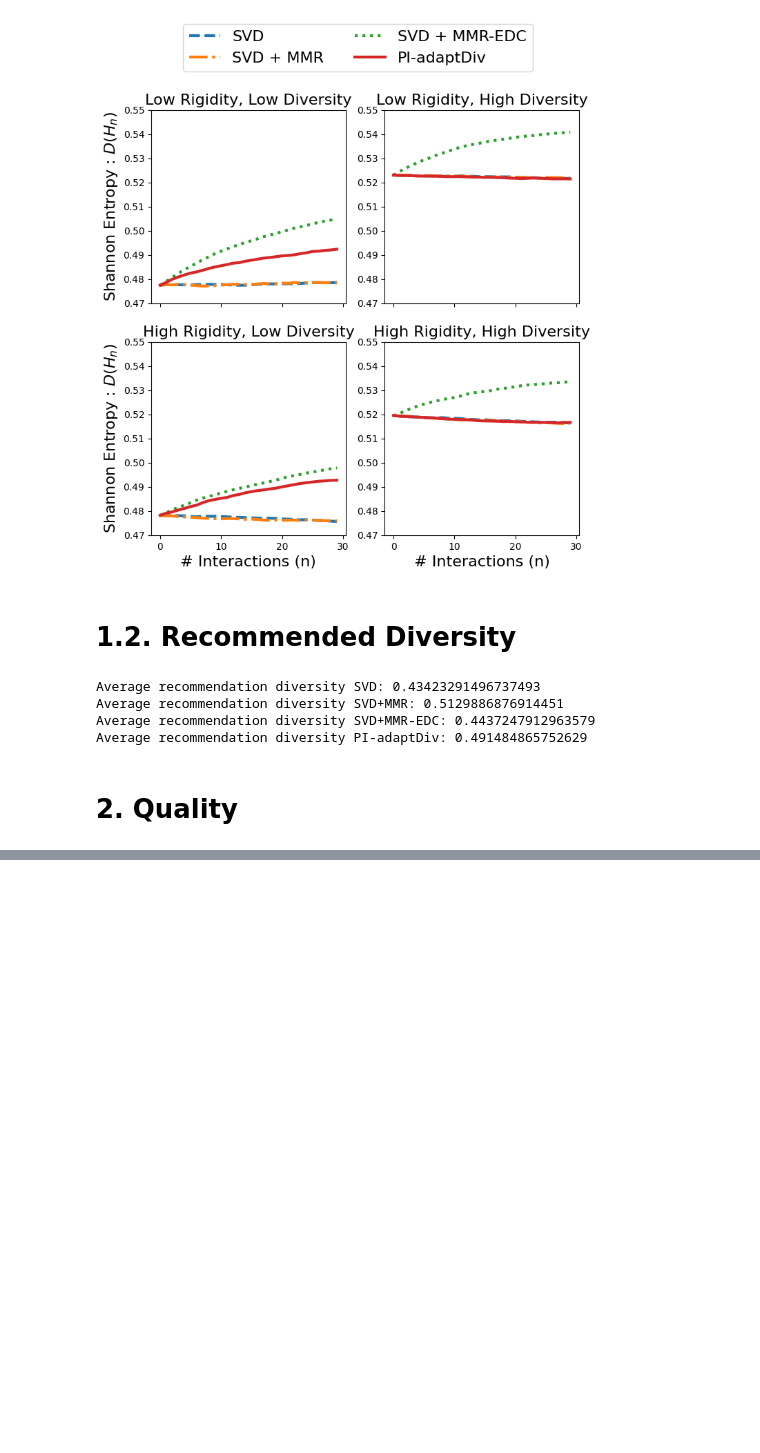
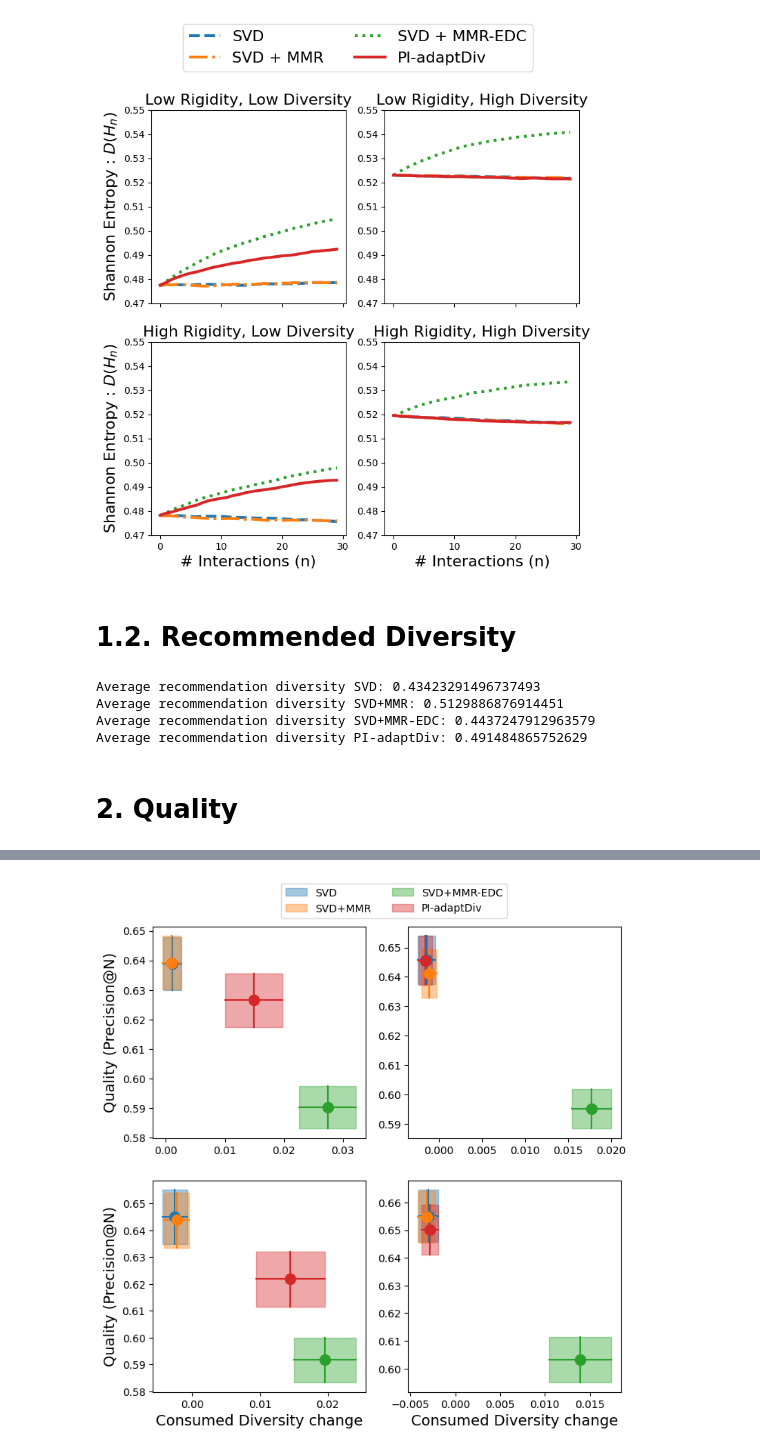
Before and after one commit to CoTimmers/PI-adaptDiv_journal_article, a Jupyter notebook: offline_study/ebnerd/notebooks/analyse_massive_simulation.ipynb, the cells around one changed output, grey strips where cells are left out. Cells and saved outputs as stored; diff of their text form; code cells hidden in the pictures; blank space fills up the shorter version.

```diff
--- a/offline_study/ebnerd/notebooks/analyse_massive_simulation.ipynb
+++ b/offline_study/ebnerd/notebooks/analyse_massive_simulation.ipynb
@@ -531,0 +766,84 @@ Average recommendation diversity PI-adaptDiv: 0.491484865752629
+# %%
+mean_diversity_baseline_Q1 = mean_diversity_all_users(Q1,'baseline')
+mean_diversity_baseline_Q2 = mean_diversity_all_users(Q2,'baseline')
+mean_diversity_baseline_Q3 = mean_diversity_all_users(Q3,'baseline')
+mean_diversity_baseline_Q4 = mean_diversity_all_users(Q4,'baseline')
+
+diversity_change_svd_Q1 = (get_final_diversity(Q1,'baseline') - get_initial_diversity(Q1,'baseline'))
+diversity_change_svd_Q2 = (get_final_diversity(Q2,'baseline') - get_initial_diversity(Q2,'baseline'))
+diversity_change_svd_Q3 = (get_final_diversity(Q3,'baseline') - get_initial_diversity(Q3,'baseline'))
+diversity_change_svd_Q4 = (get_final_diversity(Q4,'baseline') - get_initial_diversity(Q4,'baseline'))
+
+quality_svd_Q1 = initial_scores_for_users(Q1,'baseline')
+quality_svd_Q2 = initial_scores_for_users(Q2,'baseline')
+quality_svd_Q3 = initial_scores_for_users(Q3,'baseline')
+quality_svd_Q4 = initial_scores_for_users(Q4,'baseline')
+print("baseline : Done")
+
+
+diversity_change_mmr_Q1 = get_final_diversity(Q1,'mmr','lambda_0.9') - get_initial_diversity(Q1,'mmr','lambda_0.9')
+diversity_change_mmr_Q2 = get_final_diversity(Q2,'mmr','lambda_0.9') - get_initial_diversity(Q2,'mmr','lambda_0.9')
+diversity_change_mmr_Q3 = get_final_diversity(Q3,'mmr','lambda_0.9') - get_initial_diversity(Q3,'mmr','lambda_0.9')
+diversity_change_mmr_Q4 = get_final_diversity(Q4,'mmr','lambda_0.9') - get_initial_diversity(Q4,'mmr','lambda_0.9')
+
+quality_mmr_Q1 =  initial_scores_for_users(Q1,'mmr','lambda_0.9')
+quality_mmr_Q2 =  initial_scores_for_users(Q2,'mmr','lambda_0.9')
+quality_mmr_Q3 =  initial_scores_for_users(Q3,'mmr','lambda_0.9')
+quality_mmr_Q4 =  initial_scores_for_users(Q4,'mmr','lambda_0.9')
+print("mmr : Done")
+
+diversity_change_mmr_edc_Q1 = get_final_diversity(Q1,'mmr_exp_div_change',parameters = 'lambda_0.9') - get_initial_diversity(Q1,'mmr_exp_div_change',parameters = 'lambda_0.9')
+diversity_change_mmr_edc_Q2 = get_final_diversity(Q2,'mmr_exp_div_change',parameters = 'lambda_0.9') - get_initial_diversity(Q2,'mmr_exp_div_change',parameters = 'lambda_0.9')
+diversity_change_mmr_edc_Q3 = get_final_diversity(Q3,'mmr_exp_div_change',parameters = 'lambda_0.9') - get_initial_diversity(Q3,'mmr_exp_div_change',parameters = 'lambda_0.9')
+diversity_change_mmr_edc_Q4 = get_final_diversity(Q4,'mmr_exp_div_change',parameters = 'lambda_0.9') - get_initial_diversity(Q4,'mmr_exp_div_change',parameters = 'lambda_0.9')
+
+quality_mmr_edc_Q1 = initial_scores_for_users(Q1,'mmr_exp_div_change',f'lambda_0.9')
+quality_mmr_edc_Q2 = initial_scores_for_users(Q2,'mmr_exp_div_change',f'lambda_0.9')
+quality_mmr_edc_Q3 = initial_scores_for_users(Q3,'mmr_exp_div_change',f'lambda_0.9')
+quality_mmr_edc_Q4 = initial_scores_for_users(Q4,'mmr_exp_div_change',f'lambda_0.9')
+print("mmr_exp : Done")
+
+
+diversity_change_PI_adaptDiv_Q1 = get_final_diversity(Q1,'adapt') - get_initial_diversity(Q1,'adapt')
+diversity_change_PI_adaptDiv_Q2 = get_final_diversity(Q2,'adapt') - get_initial_diversity(Q2,'adapt')
+diversity_change_PI_adaptDiv_Q3 = get_final_diversity(Q3,'adapt') - get_initial_diversity(Q3,'adapt')
+diversity_change_PI_adaptDiv_Q4 = get_final_diversity(Q4,'adapt') - get_initial_diversity(Q4,'adapt')
+
+quality_PI_adaptDiv_Q1 = initial_scores_for_users(Q1,'adapt')
+quality_PI_adaptDiv_Q2 = initial_scores_for_users(Q2,'adapt')
+quality_PI_adaptDiv_Q3 = initial_scores_for_users(Q3,'adapt')
+quality_PI_adaptDiv_Q4 = initial_scores_for_users(Q4,'adapt')
+print("adapt : Done")
+
+# Create the figure and axis
+fig, axs = plt.subplots(2, 2, figsize=(8, 8), sharex=False, sharey=False)
+
+
+# Plot the 2D boxplots with different colors and labels
+confidence_interval_2D(diversity_change_svd_Q1, quality_svd_Q1, axs[0,0], color=default_colors[0], label="SVD")
+confidence_interval_2D(diversity_change_mmr_Q1, quality_mmr_Q1, axs[0,0], color=default_colors[1], label="SVD+MMR")
+confidence_interval_2D(diversity_change_mmr_edc_Q1, quality_mmr_edc_Q1, axs[0,0], color=default_colors[2], label="SVD+MMR-EDC")
+confidence_interval_2D(diversity_change_PI_adaptDiv_Q1, quality_PI_adaptDiv_Q1, axs[0,0], color=default_colors[3], label="PI-adaptDiv",ylabel="Quality (Precision@N)")
+
+confidence_interval_2D(diversity_change_svd_Q2, quality_svd_Q2, axs[0,1], color=default_colors[0])
+confidence_interval_2D(diversity_change_mmr_Q2,quality_PI_adaptDiv_Q2 , axs[0,1], color=default_colors[1])
+confidence_interval_2D(diversity_change_mmr_edc_Q2, quality_mmr_edc_Q2, axs[0,1], color=default_colors[2])
+confidence_interval_2D(diversity_change_PI_adaptDiv_Q2,  quality_mmr_Q2, axs[0,1], color=default_colors[3])
+
+confidence_interval_2D(diversity_change_svd_Q3, quality_svd_Q3, axs[1,0], color=default_colors[0])
+confidence_interval_2D(diversity_change_mmr_Q3, quality_mmr_Q3, axs[1,0], color=default_colors[1])
+confidence_interval_2D(diversity_change_mmr_edc_Q3, quality_mmr_edc_Q3, axs[1,0], color=default_colors[2])
+confidence_interval_2D(diversity_change_PI_adaptDiv_Q3, quality_PI_adaptDiv_Q3, axs[1,0], color=default_colors[3],ylabel="Quality (Precision@N)",xlabel="Consumed Diversity change")
+
+confidence_interval_2D(diversity_change_svd_Q4, quality_svd_Q4, axs[1,1], color=default_colors[0])
+confidence_interval_2D(diversity_change_mmr_Q4, quality_mmr_Q4, axs[1,1], color=default_colors[1])
+confidence_interval_2D(diversity_change_mmr_edc_Q4, quality_mmr_edc_Q4, axs[1,1], color=default_colors[2])
+confidence_interval_2D(diversity_change_PI_adaptDiv_Q4, quality_PI_adaptDiv_Q4, axs[1,1], color=default_colors[3],xlabel="Consumed Diversity change")
+
+
+# Add a legend
+ax.legend(loc='upper right', fontsize=12)
+ax.set_xlabel("Diversity change", fontsize = 14)
+ax.set_ylabel("Precision@N", fontsize = 14)
+fig.legend(loc='upper right', bbox_to_anchor=(0.72, 0.96),ncol = 2)
+# %% [output]
@@ -531,0 +855 @@ Average recommendation diversity PI-adaptDiv: 0.491484865752629
+[figure, added]
```
Also changed, not shown: parts of 14 cells of this notebook.
